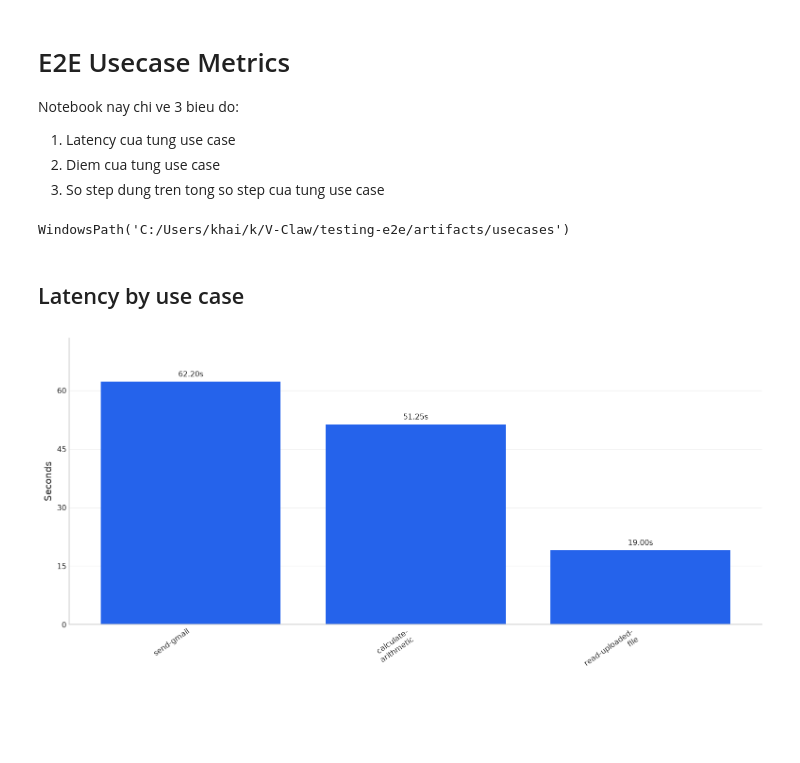
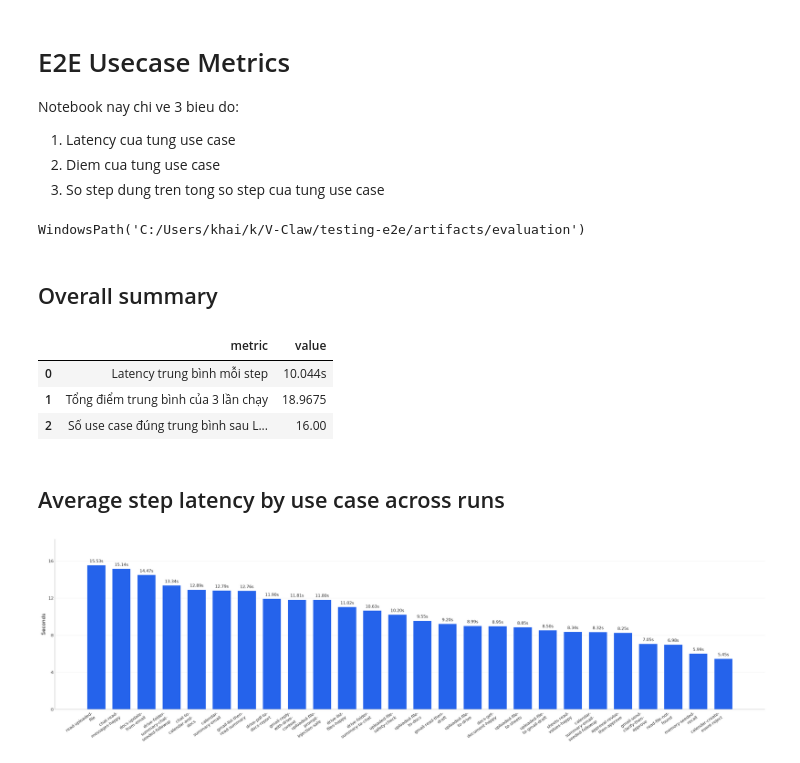
Before and after one commit to AI26-V-Claw/V-Claw, a Jupyter notebook: testing-e2e/scripts/usecase_metrics_report.ipynb, the cells around one changed output. Cells and saved outputs as stored; diff of their text form; code cells hidden in the pictures; blank space fills up the shorter version.

```diff
--- a/testing-e2e/scripts/usecase_metrics_report.ipynb
+++ b/testing-e2e/scripts/usecase_metrics_report.ipynb
@@ -34,6 +34,18 @@ def find_artifact_dir() -> Path:
     raise FileNotFoundError("Cannot find testing-e2e/artifacts/usecases")
 
 
+def find_evaluation_dir() -> Path:
+    cwd = Path.cwd().resolve()
+    for base in (cwd, *cwd.parents):
+        for candidate in (
+            base / "artifacts" / "evaluation",
+            base / "testing-e2e" / "artifacts" / "evaluation",
+        ):
+            if candidate.is_dir():
+                return candidate
+    raise FileNotFoundError("Cannot find testing-e2e/artifacts/evaluation")
+
+
 plt.style.use("seaborn-v0_8-whitegrid")
 plt.rcParams.update(
     {
@@ -51,15 +63,24 @@ def chart_width(row_count: int) -> float:
     return max(12, min(22, row_count * 0.72 + 4))
 
 
+BAR_WIDTH = 0.72
+CHART_HEIGHT = 6.4
+
+
 def wrap_labels(values, width: int = 28):
     return ["\n".join(textwrap.wrap(str(value), width=width, break_long_words=False)) for value in values]
 
 
+def score_plot_order(df: pd.DataFrame) -> pd.DataFrame:
+    return df.sort_values(["score", "total_steps", "usecase"], ascending=[True, False, True])
+
+
 ARTIFACT_DIR = find_artifact_dir()
-SUMMARY_PATH = ARTIFACT_DIR / "agent-evaluation-report.json"
-ARTIFACT_DIR
+EVALUATION_DIR = find_evaluation_dir()
+EVALUATION_REPORTS = sorted(EVALUATION_DIR.glob("agent-evaluation-report*.json"))
+EVALUATION_DIR
 # %% [output]
-WindowsPath('C:/Users/khai/k/V-Claw/testing-e2e/artifacts/usecases')
+WindowsPath('C:/Users/khai/k/V-Claw/testing-e2e/artifacts/evaluation')
 # %%
 def load_json(path: Path) -> dict:
     with path.open("r", encoding="utf-8") as f:
@@ -146,28 +266,72 @@ metrics = pd.DataFrame(rows).sort_values("usecase").reset_index(drop=True)
 if metrics.empty:
     raise ValueError(f"No usecase run artifacts found in {ARTIFACT_DIR}")
+# %% [markdown]
+## Overall summary
+# %%
+def format_number(value, digits: int = 3):
+    if pd.isna(value):
+        return "N/A"
+    return f"{value:.{digits}f}"
+
+
+def format_percent(value):
+    if pd.isna(value):
+        return "N/A"
+    return f"{value:.2%}"
+
+
+latency_rows = metrics[
+    metrics["total_latency_s"].notna()
+    & metrics["latency_step_count"].notna()
+    & (metrics["latency_step_count"] > 0)
+]
+latency_step_total = int(latency_rows["latency_step_count"].sum())
+avg_latency_per_step_s = (
+    latency_rows["total_latency_s"].sum() / latency_step_total
+    if latency_step_total
+    else pd.NA
+)
+
+avg_total_score = raw_metrics.groupby("run")["score"].sum().mean()
+avg_passed_usecases = raw_metrics.groupby("run")["status"].apply(lambda values: (values == "passed").sum()).mean()
+
+summary_table = pd.DataFrame(
+    [
+        {"metric": "Latency trung bình mỗi step", "value": f"{format_number(avg_latency_per_step_s, 3)}s"},
+        {"metric": "Tổng điểm trung bình của 3 lần chạy", "value": format_number(avg_total_score, 4)},
+        {"metric": "Số use case đúng trung bình sau LLM đánh giá", "value": format_number(avg_passed_usecases, 2)},
+    ]
+)
+
+summary_table
+# %% [output]
+|  | metric | value |
+| 0 | Latency trung bình mỗi step | 10.044s |
+| 1 | Tổng điểm trung bình của 3 lần chạy | 18.9675 |
+| 2 | Số use case đúng trung bình sau L... | 16.00 |
 # %% [markdown]
-## Latency by use case
+## Average step latency by use case across runs
 # %%
 plot_df = metrics.sort_values("latency_s", ascending=False)
 labels = wrap_labels(plot_df["usecase"], width=16)
 
-fig, ax = plt.subplots(figsize=(chart_width(len(plot_df)), 5.8))
-bars = ax.bar(labels, plot_df["latency_s"], color="#2563eb")
+fig, ax = plt.subplots(figsize=(chart_width(len(plot_df)), CHART_HEIGHT))
+bars = ax.bar(labels, plot_df["latency_s"], width=BAR_WIDTH, color="#2563eb")
 
 ax.set_xlabel("")
 ax.set_ylabel("Seconds")
 ax.bar_label(bars, labels=[f"{value:.2f}s" for value in plot_df["latency_s"]], padding=4, fontsize=9)
 ax.set_ylim(0, max(plot_df["latency_s"].max() * 1.18, 1))
 ax.yaxis.set_major_locator(MaxNLocator(nbins=6))
 ax.tick_params(axis="x", rotation=35)
 for tick in ax.get_xticklabels():
     tick.set_ha("right")
 ax.grid(axis="y", alpha=0.25)
 ax.grid(axis="x", visible=False)
 for spine in ("top", "right"):
     ax.spines[spine].set_visible(False)
 plt.tight_layout()
 plt.show()
 # %% [output]
-[figure, old version]
+[figure, new version]
 # %% [markdown]
```
Also changed, not shown: parts of 5 cells of this notebook, 28 other files.
